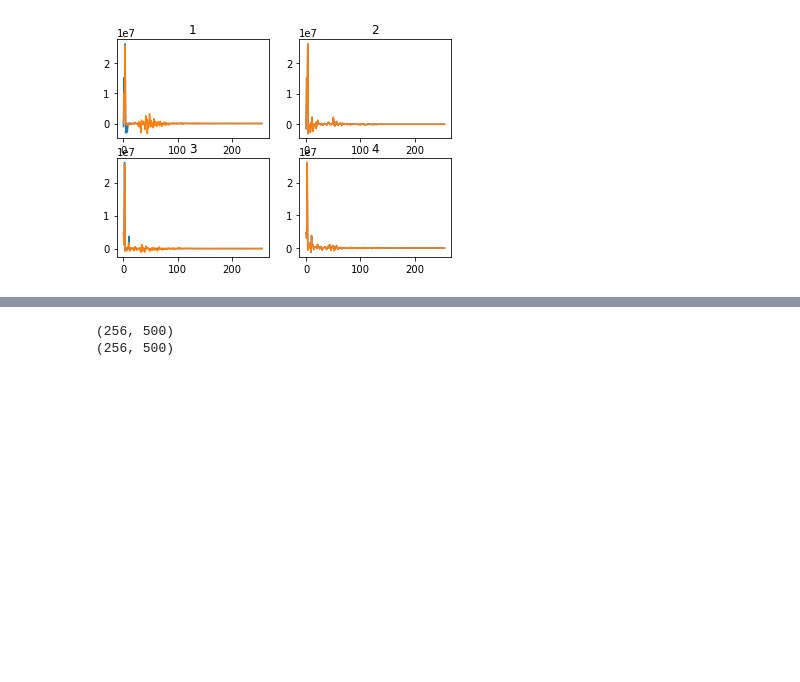
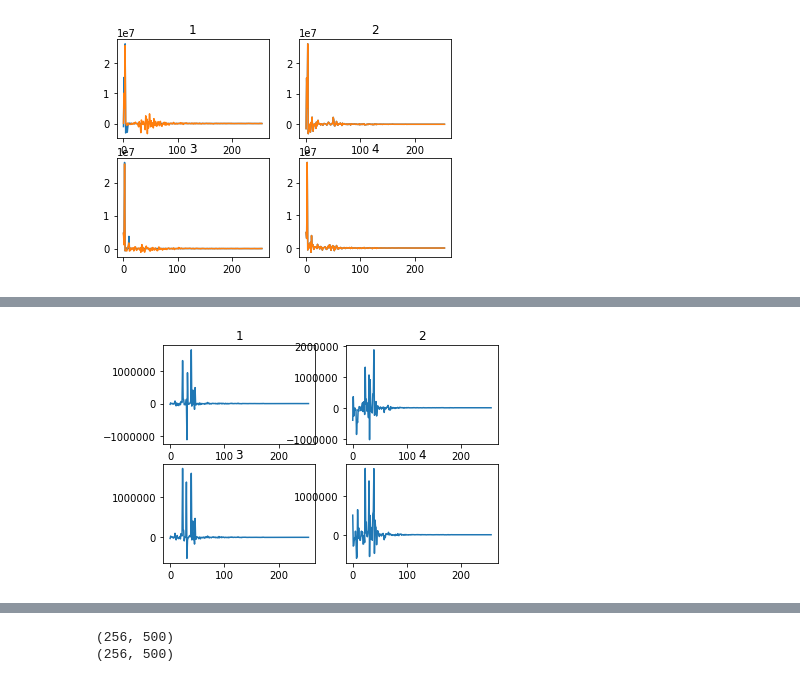
Before and after one commit to XiaotongQiu/Acoustic-Signal-Classification, a Jupyter notebook: ESC50 classification.ipynb, the cells around one changed output, grey strips where cells are left out. Cells and saved outputs as stored; diff of their text form; code cells hidden in the pictures; blank space fills up the shorter version.

```diff
--- a/ESC50 classification.ipynb
+++ b/ESC50 classification.ipynb
@@ -221,0 +257,26 @@ plt.show()
+# %%
+Y_test = Y[:,0:861]
+omp = OrthogonalMatchingPursuit(n_nonzero_coefs=5)
+omp.fit(D,Y_test)
+coef = omp.coef_
+#idx_r, = coef.nonzero()
+#plt.stem(idx_r, coef[idx_r])
+plt.subplot(221)
+t=coef[0,:]
+yy = np.matmul(D,t)
+plt.plot(yy)
+plt.title('1')
+plt.subplot(222)
+plt.plot(Y_test[:,0])
+plt.title('2')
+plt.subplot(223)
+t=coef[1,:]
+yy = np.matmul(D,t)
+plt.plot(yy)
+plt.title('3')
+plt.subplot(224)
+plt.plot(Y_test[:,1])
+plt.title('4')
+plt.show()
+# %% [output]
+[figure, added]
```
Also changed, not shown: parts of 5 cells of this notebook.
